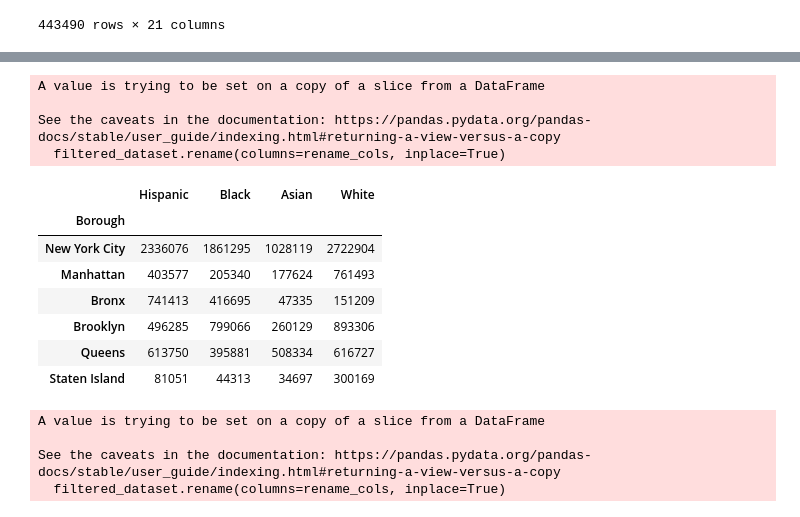
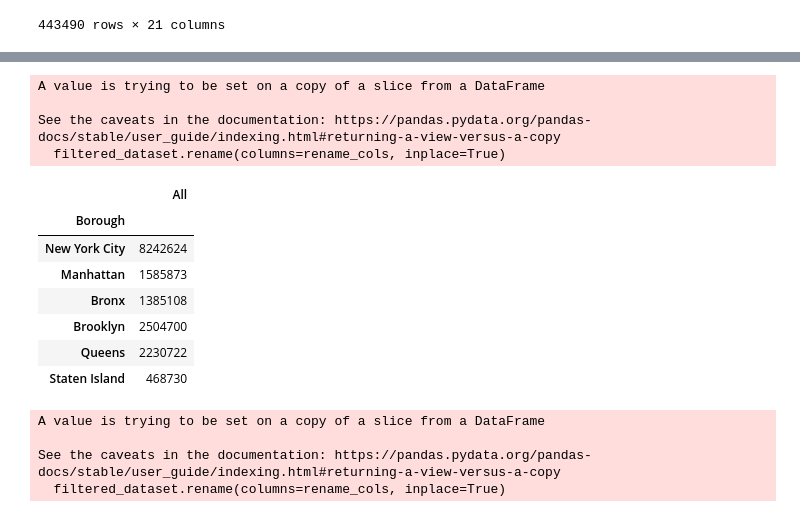
Before and after one commit to ECE143ProjectTeamNumber7/NYCDrugCrimeAnalysis, a Jupyter notebook: ECE 143 Project Team Number 7.ipynb, the cells around one changed output, grey strips where cells are left out. Saved outputs shown, nothing was run; the diff lists cells and outputs as text; code cells hidden in the pictures.

```diff
--- a/ECE 143 Project Team Number 7.ipynb
+++ b/ECE 143 Project Team Number 7.ipynb
@@ -90,18 +90,20 @@ total_census
 6 rows × 28 columns
 # %%
-filtered_census_10 = du.filter_by_boro_feature(total_census, feature='Pop_10').drop(columns=['All'])
-filtered_census_10
+filtered_census_10 = du.filter_by_boro_feature(total_census, feature='Pop_10')
+filtered_all_10 = pd.DataFrame(filtered_census_10['All'])
+filtered_race_10 = filtered_census_10.drop(columns=['All'])
+filtered_all_10
 # %% [output]
 A value is trying to be set on a copy of a slice from a DataFrame
 
 See the caveats in the documentation: https://pandas.pydata.org/pandas-docs/stable/user_guide/indexing.html#returning-a-view-versus-a-copy
   filtered_dataset.rename(columns=rename_cols, inplace=True)
-|  | Hispanic | Black | Asian | White |
-| Borough |  |  |  |  |
-| New York City | 2336076 | 1861295 | 1028119 | 2722904 |
-| Manhattan | 403577 | 205340 | 177624 | 761493 |
-| Bronx | 741413 | 416695 | 47335 | 151209 |
-| Brooklyn | 496285 | 799066 | 260129 | 893306 |
-| Queens | 613750 | 395881 | 508334 | 616727 |
-| Staten Island | 81051 | 44313 | 34697 | 300169 |
+|  | All |
+| Borough |  |
+| New York City | 8242624 |
+| Manhattan | 1585873 |
+| Bronx | 1385108 |
+| Brooklyn | 2504700 |
+| Queens | 2230722 |
+| Staten Island | 468730 |
 # %%
```
Also changed, not shown: parts of 9 cells of this notebook, 3 other files.
